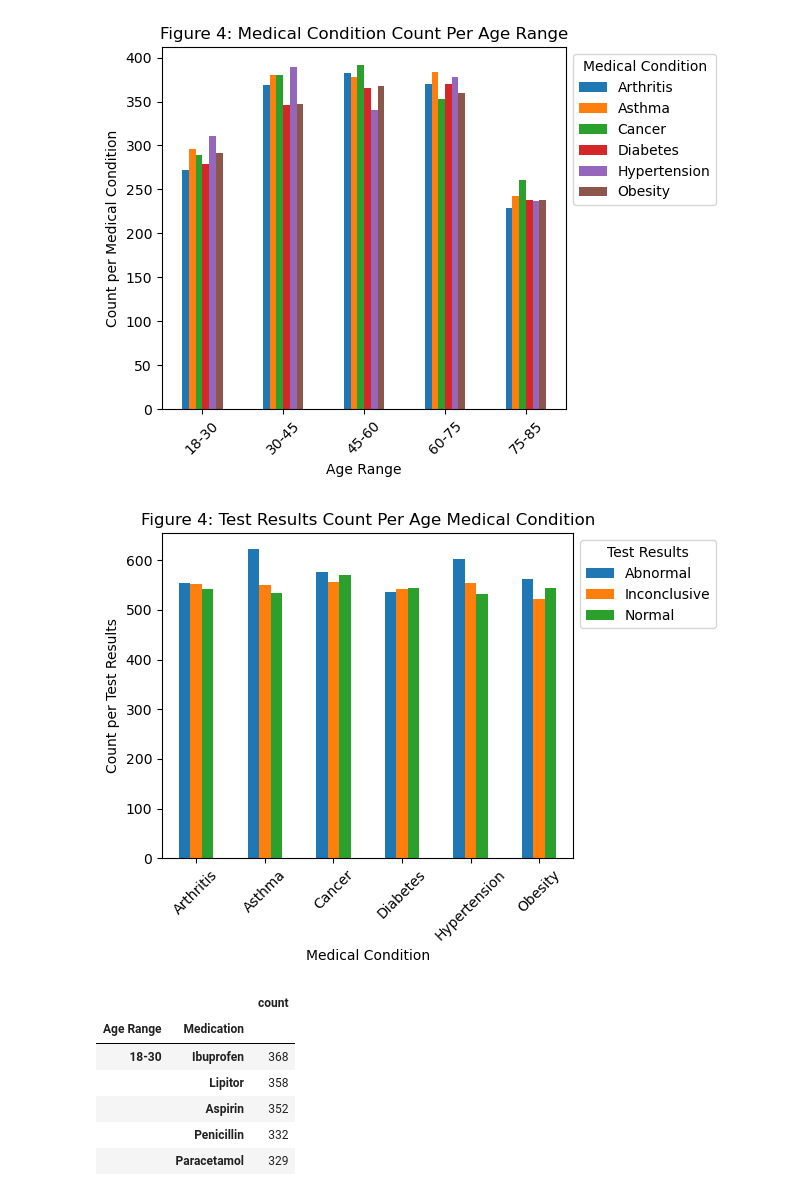
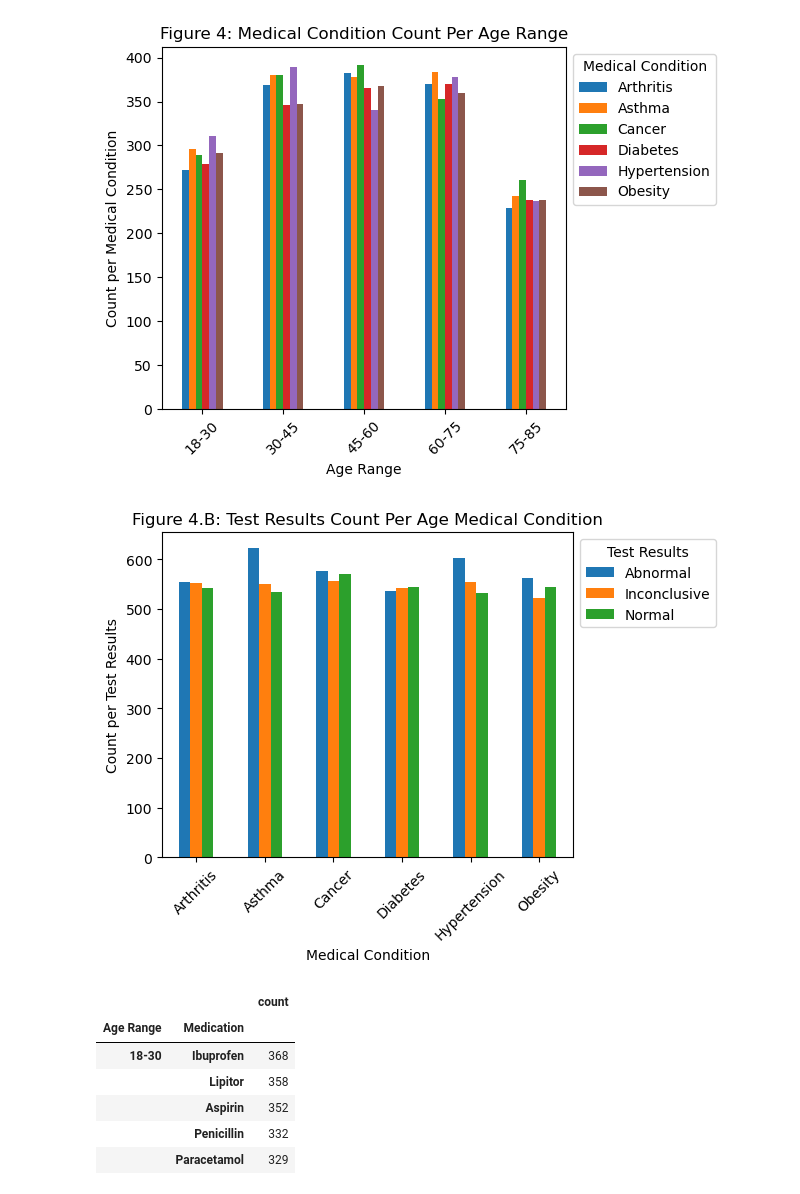
Before and after one commit to Handro4/Bootcamp-Project1, a Jupyter notebook: main.py/Healthcare.ipynb, the cells around one changed output. Saved outputs shown, nothing was run; the diff lists cells and outputs as text; code cells hidden in the pictures.

```diff
--- a/main.py/Healthcare.ipynb
+++ b/main.py/Healthcare.ipynb
@@ -446,18 +446,18 @@ plt.savefig(os.path.join(out_path, "Medical_Condition_Per_Age_Range.png"))
 # %%
 age_results = new_metadata.groupby("Medical Condition")["Test Results"].value_counts()
 age_results = pd.DataFrame(age_results)
 age_results['count'].unstack().plot(kind='bar')
 
 # Add labels and title
 plt.xlabel('Medical Condition')
 plt.xticks(rotation=45, ha='center')
 plt.ylabel('Count per Test Results')
-plt.title('Figure 4: Test Results Count Per Age Medical Condition')
+plt.title('Figure 4.B: Test Results Count Per Age Medical Condition')
 plt.legend(title='Test Results', bbox_to_anchor=(1, 1), loc='best')
 #plt.figure(figsize=(10, 6))
 plt.tight_layout()
 # %% [output]
-[figure, old version]
+[figure, new version]
 # %%
 #QUESTION 3.C
 # Wanted to look at the different types of medication used per age range
```
Also changed, not shown: parts of 8 cells of this notebook, 19 other files.
